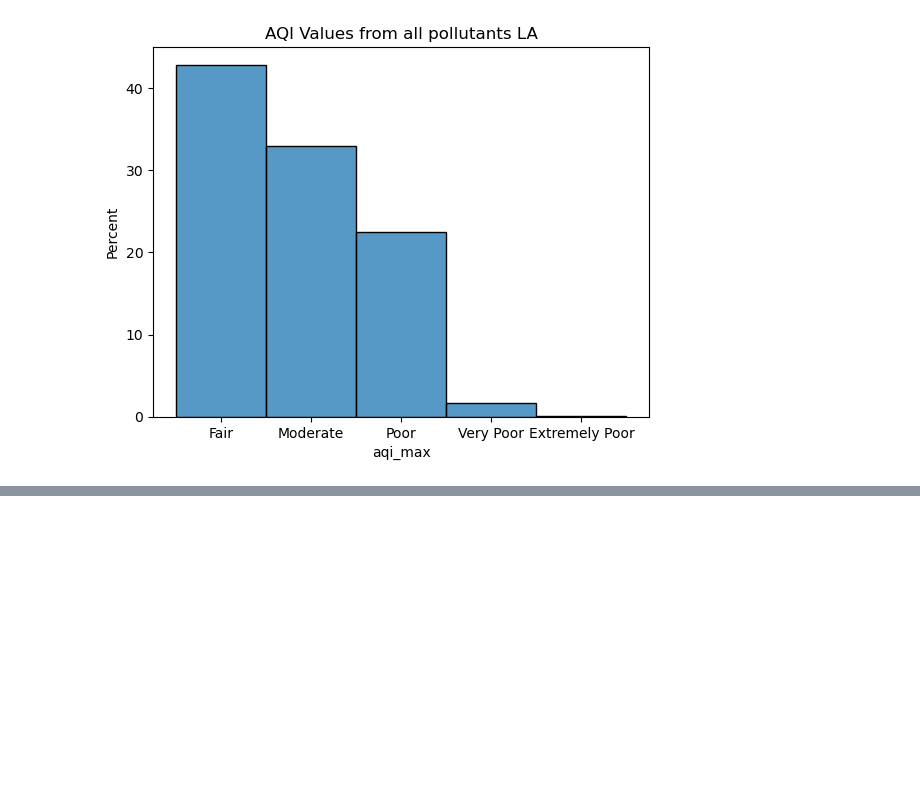
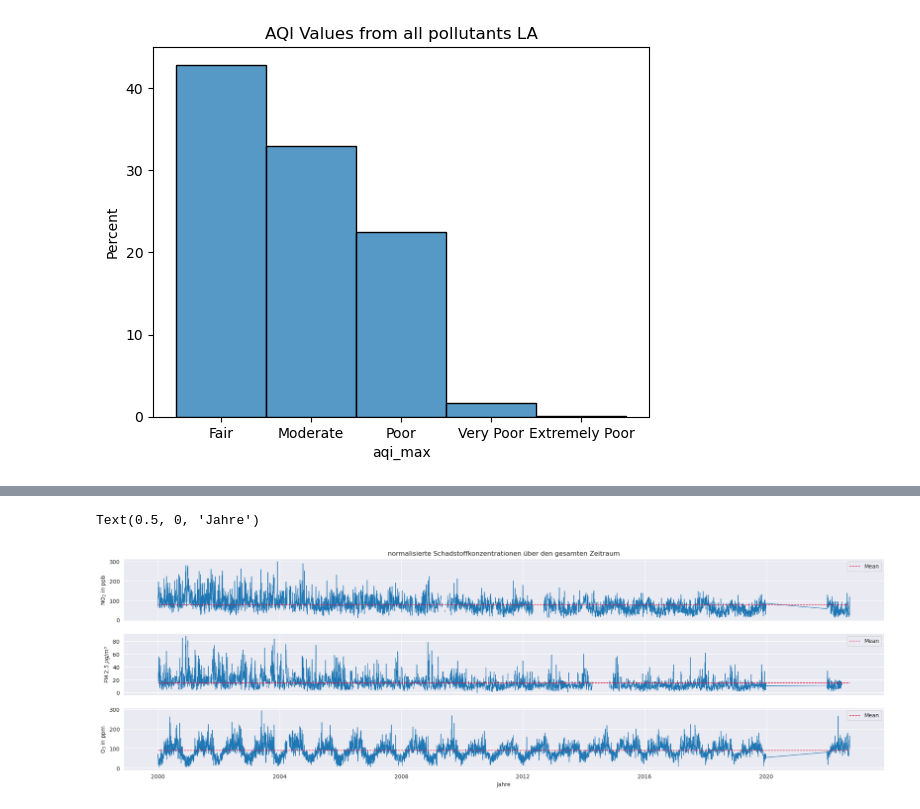
Before and after one commit to fxschmidt/AirPollution, a Jupyter notebook: Eigenes_Projekt/exploratory_data_analysis.ipynb, the cells around one changed output, grey strips where cells are left out. Drawn from its saved outputs; the diff is of its cells as text; code cells hidden in the pictures; blank space fills up the shorter version.

```diff
--- a/Eigenes_Projekt/exploratory_data_analysis.ipynb
+++ b/Eigenes_Projekt/exploratory_data_analysis.ipynb
@@ -552,0 +163,17 @@ plot_tree(rfc.estimators_[0],max_depth=4,feature_names=rfc.feature_names_in_,rou
+# %%
+pollution_fig,poll_ax= plt.subplots(3,1,sharex=True,figsize=(25,7))
+
+for index,column in enumerate(["max_value_no2","mean_pm2_5","max_value_o3"]):
+    poll_ax[index].plot(pollution.index,pollution[column],lw=1)
+    poll_ax[index].hlines(pollution[column].mean(),xmin=pollution.index.min(),xmax=pollution.index.max(),label="Mean",lw=1,ls="--",color="crimson")
+    poll_ax[index].legend()
+    poll_ax[index].grid()
+
+poll_ax[0].set_ylabel("NO$_2$ in ppb")
+poll_ax[1].set_ylabel("PM 2.5 $\mu g/m³$")
+poll_ax[2].set_ylabel("O$_3$ in ppm")
+poll_ax[0].set_title("normalisierte Schadstoffkonzentrationen über den gesamten Zeitraum")
+poll_ax[2].set_xlabel("Jahre")
+# %% [output]
+Text(0.5, 0, 'Jahre')
+[figure, added]
```
Also changed, not shown: parts of 46 cells of this notebook, 5 other files.
